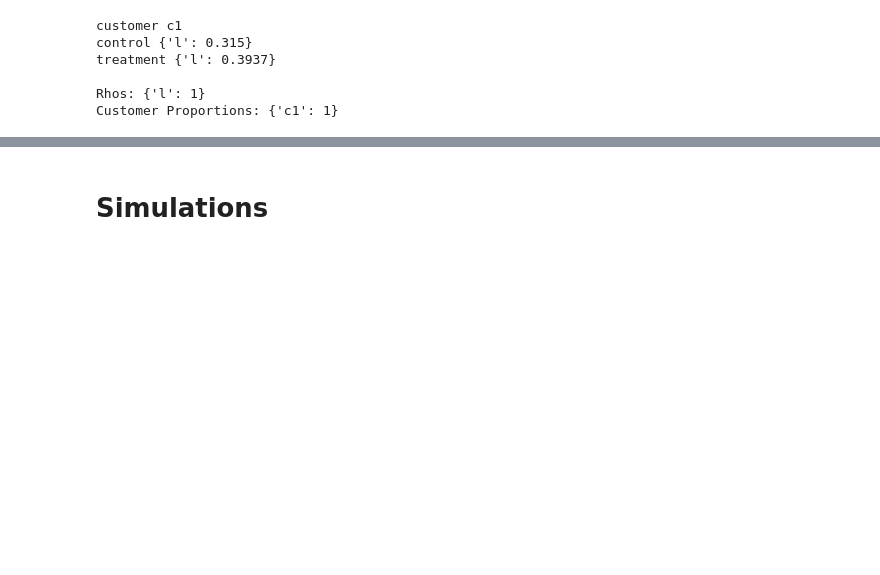
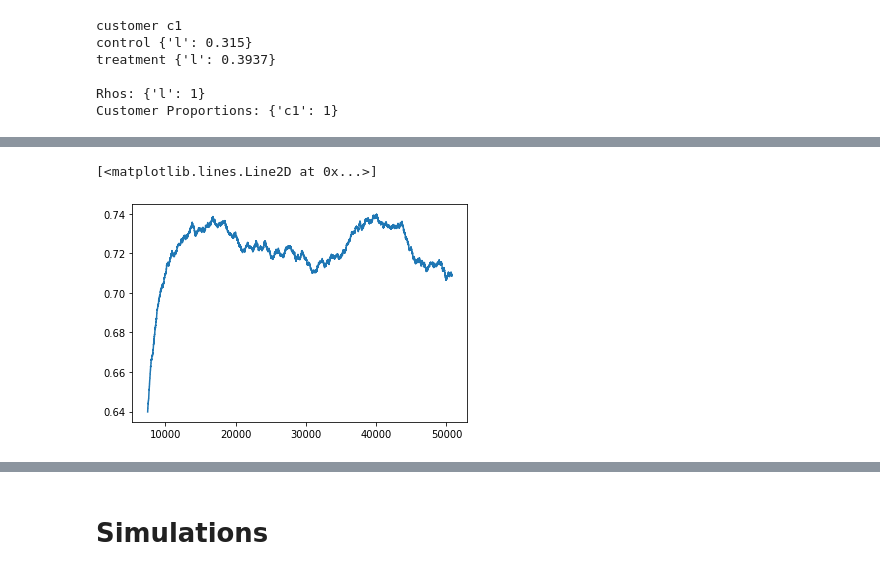
Before and after one commit to johnchrishays/herding-bias, a Jupyter notebook: Sample Numerics and Simulations.ipynb, the cells around one changed output, grey strips where cells are left out. Saved outputs shown, nothing was run; the diff lists cells and outputs as text; code cells hidden in the pictures; blank space fills up the shorter version.

```diff
--- a/Sample Numerics and Simulations.ipynb
+++ b/Sample Numerics and Simulations.ipynb
@@ -100,0 +101,31 @@ k = None
+# %%
+s_full = {l: int(n_listings*rhos_pre_treat[l]) for l in rhos_pre_treat}
+lam = lams[2]
+lam_gammas = {c: lam for c in customer_proportions}
+vs = {}
+#multiplicative -- default
+for e in exp_conditions:
+    vs[e] = {}
+    for c in customer_types:
+        vs[e][c] = {}
+        for l in listing_types:
+            vs[e][c][l] = round(customer_type_base[c]
+                                *exp_condition_base[e]
+                                *listing_type_base[l],4)
+
+mc = sim.run_mc_listing_ids(choice_set_type="alpha",
+           n=n_listings,
+           k=None,
+           s_0=copy.copy(s_full),
+           s_full=s_full,
+           T=30/lam,
+           thetas=rhos_pre_treat,
+           gammas=customer_proportions,
+           vs=vs['control'],
+           tau=tau,
+           lam_gammas=lam_gammas,
+           alpha=alpha,
+           epsilon=epsilon,
+           run_number=1,
+           herding=True,
+           recency=True)["events"]
@@ -100,0 +153,9 @@ k = None
+# %%
+customer_events = mc[pd.notnull(mc['choice_type'])]
+
+rolling_avg = (customer_events["choice_type"] != "outside_option").rolling(window=5000).mean()
+plt.plot(rolling_avg)
+#ts.rolling(window=5).mean()
+# %% [output]
+[<matplotlib.lines.Line2D at 0x...>]
+[figure, added]
```
Also changed, not shown: parts of 15 cells of this notebook, 2 other files.
